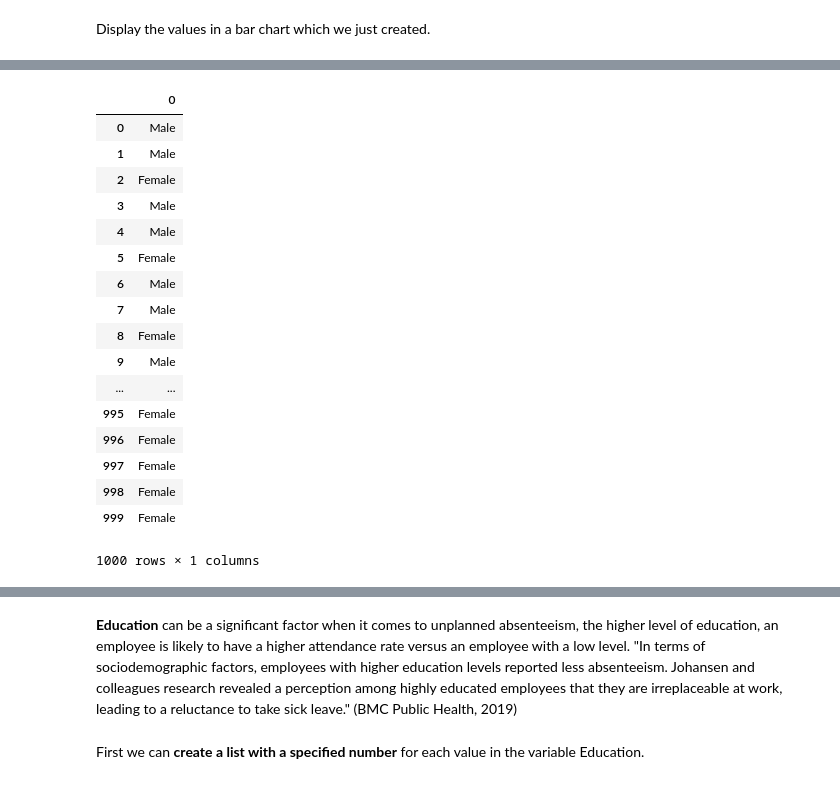
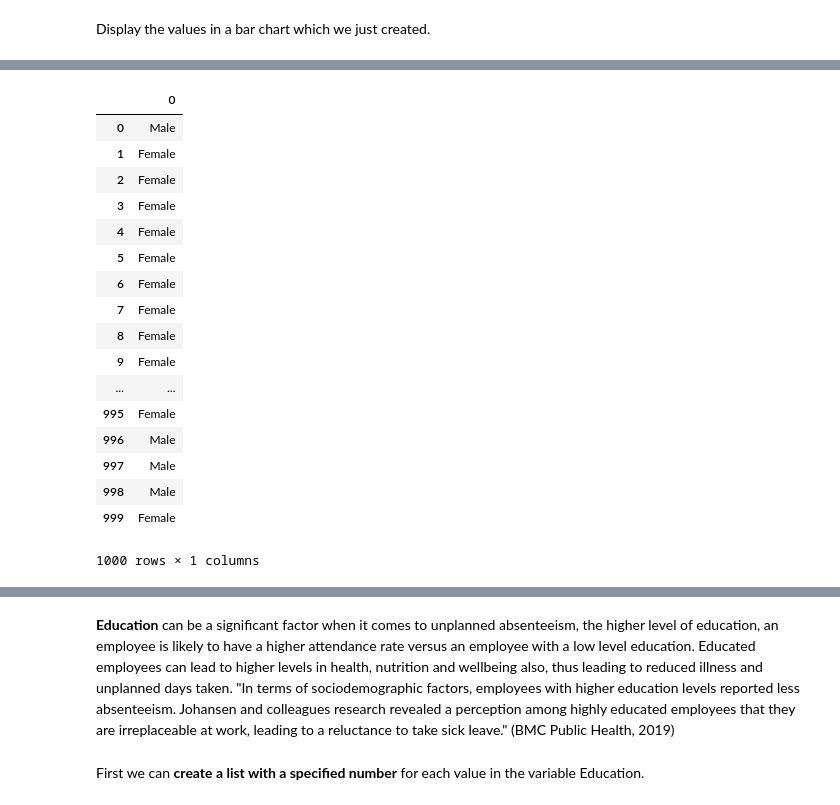
Before and after one commit to daithimarkham/Programming-for-Data-Analysis-Project-2019, a Jupyter notebook: Programming for Data Analysis Project 2019.ipynb, the cells around one changed output, grey strips where cells are left out. Cells and saved outputs as stored; diff of their text form; code cells hidden in the pictures.

```diff
--- a/Programming for Data Analysis Project 2019.ipynb
+++ b/Programming for Data Analysis Project 2019.ipynb
@@ -287,24 +288,25 @@ plt.show()
 # %%
 Gender = ["Male", "Female"]
-df2 = pd.DataFrame(np.random.choice(Gender,1000, p= [0.35, 0.65])) # Generate 1000 random values of the employee gender.
+
+df2 = pd.DataFrame(np.random.choice(Gender,1000, p= [0.31, 0.69])) # Generate 1000 random values of the employee gender.
 df2 # Displays the gender.
 # %% [output]
 |  | 0 |
 | 0 | Male |
-| 1 | Male |
+| 1 | Female |
 | 2 | Female |
-| 3 | Male |
-| 4 | Male |
+| 3 | Female |
+| 4 | Female |
 | 5 | Female |
-| 6 | Male |
-| 7 | Male |
+| 6 | Female |
+| 7 | Female |
 | 8 | Female |
-| 9 | Male |
+| 9 | Female |
 | ... | ... |
 | 995 | Female |
-| 996 | Female |
-| 997 | Female |
-| 998 | Female |
+| 996 | Male |
+| 997 | Male |
+| 998 | Male |
 | 999 | Female |
 1000 rows × 1 columns
 # %% [markdown]
@@ -312,7 +314,7 @@ df2 # Displays the gender.
 
 ![Title](Images/Education.jpg) Source (Morrisson Cogen, 2017)
 # %% [markdown]
-**Education** can be a significant factor when it comes to unplanned absenteeism, the higher level of education, an employee is likely to have a higher attendance rate versus an employee with a low level. "In terms of sociodemographic factors, employees with higher education levels reported less absenteeism. Johansen and colleagues research revealed a perception among highly educated employees that they are irreplaceable at work, leading to a reluctance to take sick leave." (BMC Public Health, 2019)
+**Education** can be a significant factor when it comes to unplanned absenteeism, the higher level of education, an employee is likely to have a higher attendance rate versus an employee with a low level education. Educated employees can lead to higher levels in health, nutrition and wellbeing also, thus leading to reduced illness and unplanned days taken. "In terms of sociodemographic factors, employees with higher education levels reported less absenteeism. Johansen and colleagues research revealed a perception among highly educated employees that they are irreplaceable at work, leading to a reluctance to take sick leave." (BMC Public Health, 2019)
 # %% [markdown]
 First we can **create a list with a specified number** for each value in the variable Education.
 # %%
```
Also changed, not shown: parts of 29 cells of this notebook.
